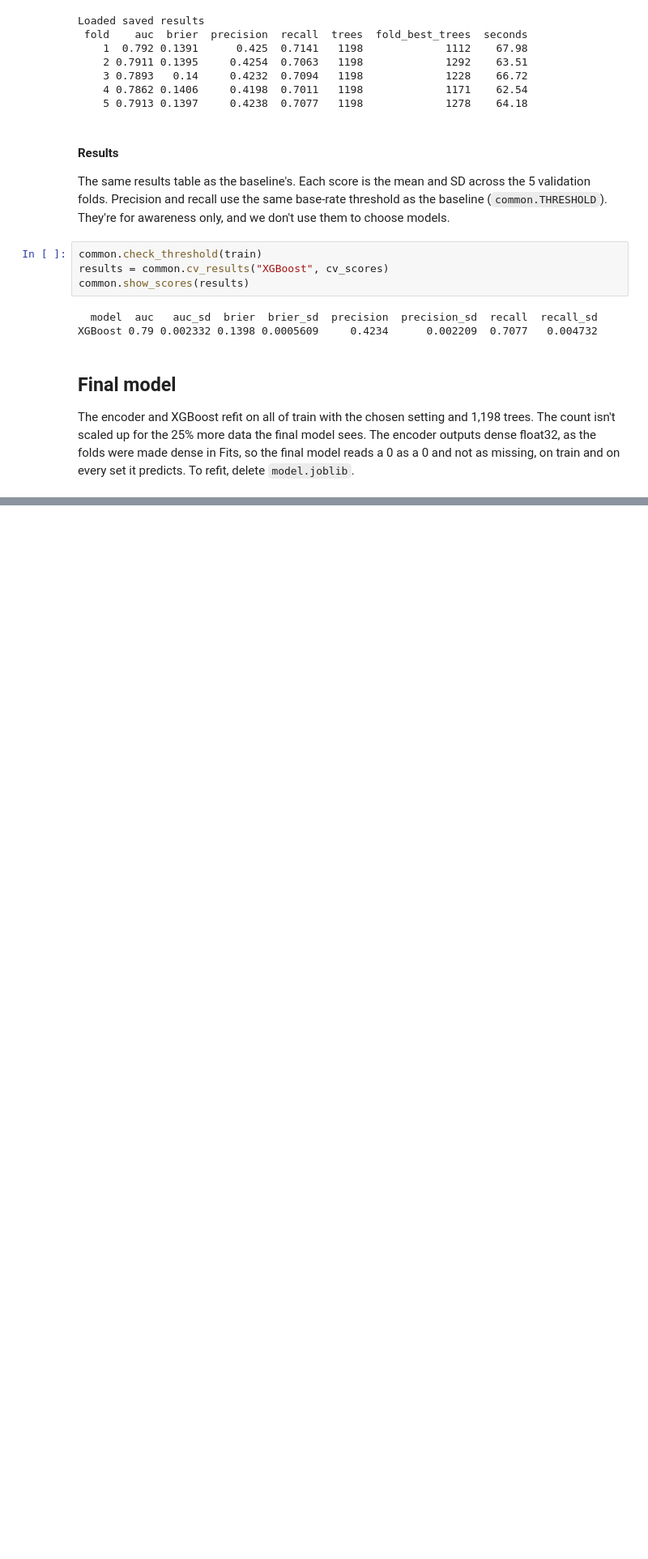
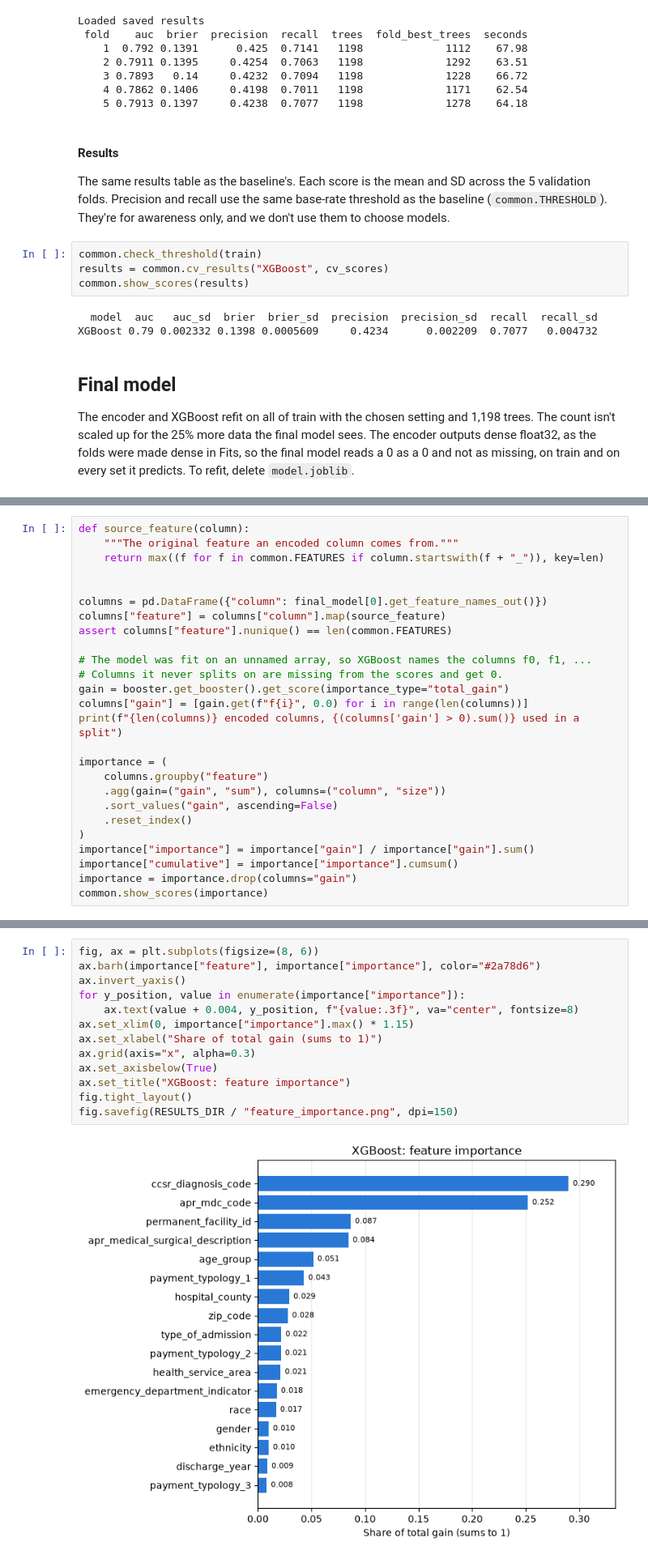
Before and after one commit to iherman10/ese_5420_project, a Jupyter notebook: analysis/xgboost_model.ipynb, the cells around one changed output, grey strips where cells are left out. Shown at 81% size. Cells and saved outputs as stored; diff of their text form; blank space fills up the shorter version.

Commit message:
Add XGBoost feature importance
Co-Authored-By: Claude Opus 5.5 <noreply@anthropic.com>

```diff
--- a/analysis/xgboost_model.ipynb
+++ b/analysis/xgboost_model.ipynb
@@ -453,0 +466,26 @@ Final model: 1198 trees, depth 6
+# %%
+def source_feature(column):
+    """The original feature an encoded column comes from."""
+    return max((f for f in common.FEATURES if column.startswith(f + "_")), key=len)
+
+
+columns = pd.DataFrame({"column": final_model[0].get_feature_names_out()})
+columns["feature"] = columns["column"].map(source_feature)
+assert columns["feature"].nunique() == len(common.FEATURES)
+
+# The model was fit on an unnamed array, so XGBoost names the columns f0, f1, ...
+# Columns it never splits on are missing from the scores and get 0.
+gain = booster.get_booster().get_score(importance_type="total_gain")
+columns["gain"] = [gain.get(f"f{i}", 0.0) for i in range(len(columns))]
+print(f"{len(columns)} encoded columns, {(columns['gain'] > 0).sum()} used in a split")
+
+importance = (
+    columns.groupby("feature")
+    .agg(gain=("gain", "sum"), columns=("column", "size"))
+    .sort_values("gain", ascending=False)
+    .reset_index()
+)
+importance["importance"] = importance["gain"] / importance["gain"].sum()
+importance["cumulative"] = importance["importance"].cumsum()
+importance = importance.drop(columns="gain")
+common.show_scores(importance)
@@ -453,0 +512,15 @@ Final model: 1198 trees, depth 6
+# %%
+fig, ax = plt.subplots(figsize=(8, 6))
+ax.barh(importance["feature"], importance["importance"], color="#2a78d6")
+ax.invert_yaxis()
+for y_position, value in enumerate(importance["importance"]):
+    ax.text(value + 0.004, y_position, f"{value:.3f}", va="center", fontsize=8)
+ax.set_xlim(0, importance["importance"].max() * 1.15)
+ax.set_xlabel("Share of total gain (sums to 1)")
+ax.grid(axis="x", alpha=0.3)
+ax.set_axisbelow(True)
+ax.set_title("XGBoost: feature importance")
+fig.tight_layout()
+fig.savefig(RESULTS_DIR / "feature_importance.png", dpi=150)
+# %% [output]
+[figure, added]
```
Also changed, not shown: parts of 4 cells of this notebook, 2 other files.
